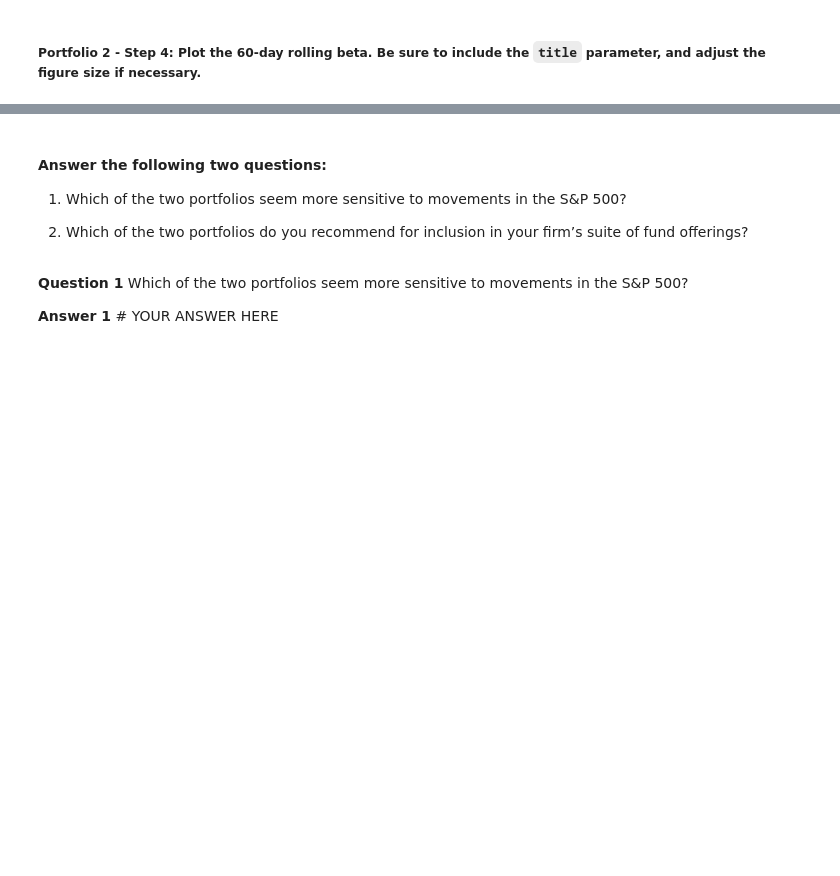
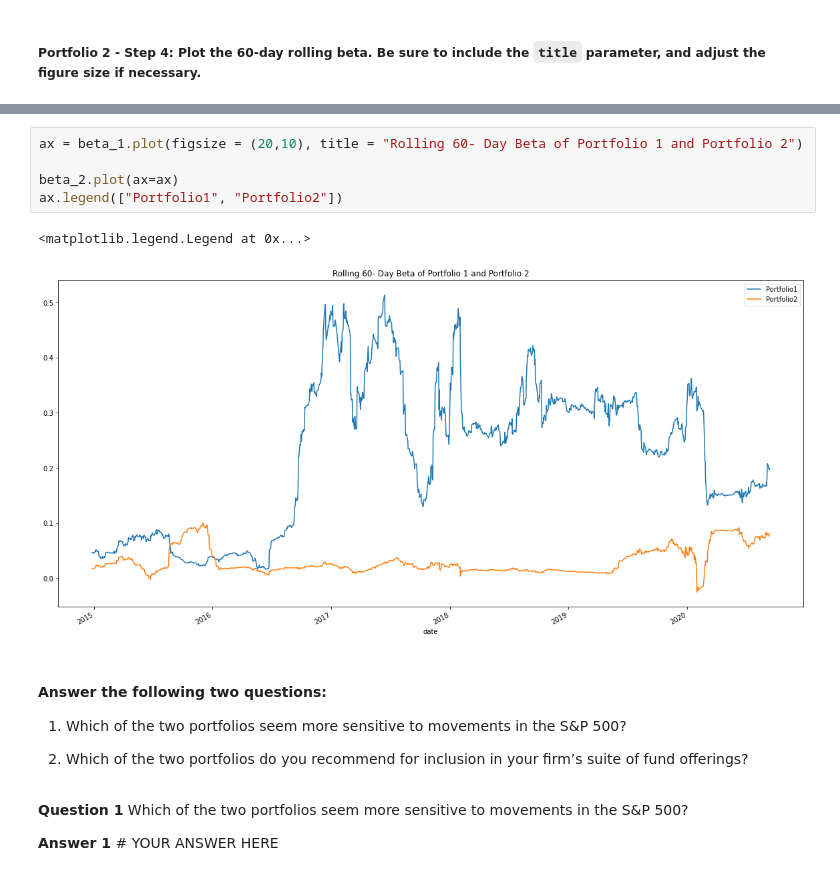
Before and after one commit to Ahmed-Mahjoub/Risk_return_analysis, a Jupyter notebook: risk_return_analysis.ipynb, the cells around one changed output, grey strips where cells are left out. Drawn from its saved outputs; the diff is of its cells as text; blank space fills up the shorter version.

```diff
--- a/risk_return_analysis.ipynb
+++ b/risk_return_analysis.ipynb
@@ -480,3 +509,11 @@ beta.plot(title = ' 60- Day Rolling Beta', figsize =(10,7))
+# %%
+ax = beta_1.plot(figsize = (20,10), title = "Rolling 60- Day Beta of Portfolio 1 and Portfolio 2")
+
+beta_2.plot(ax=ax)
+ax.legend(["Portfolio1", "Portfolio2"])
+# %% [output]
+<matplotlib.legend.Legend at 0x...>
+[figure, added]
 # %% [markdown]
 #### Answer the following two questions:
 
```
Also changed, not shown: parts of 14 cells of this notebook.
